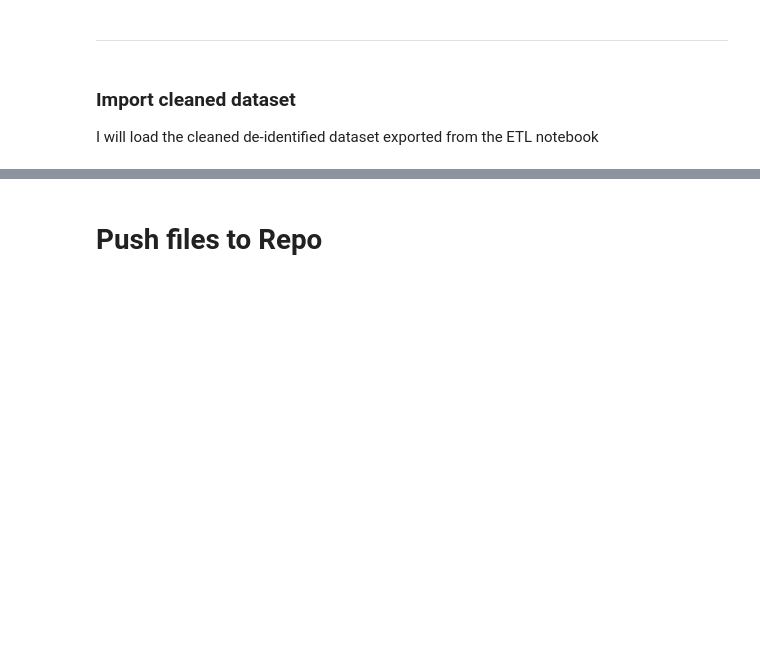
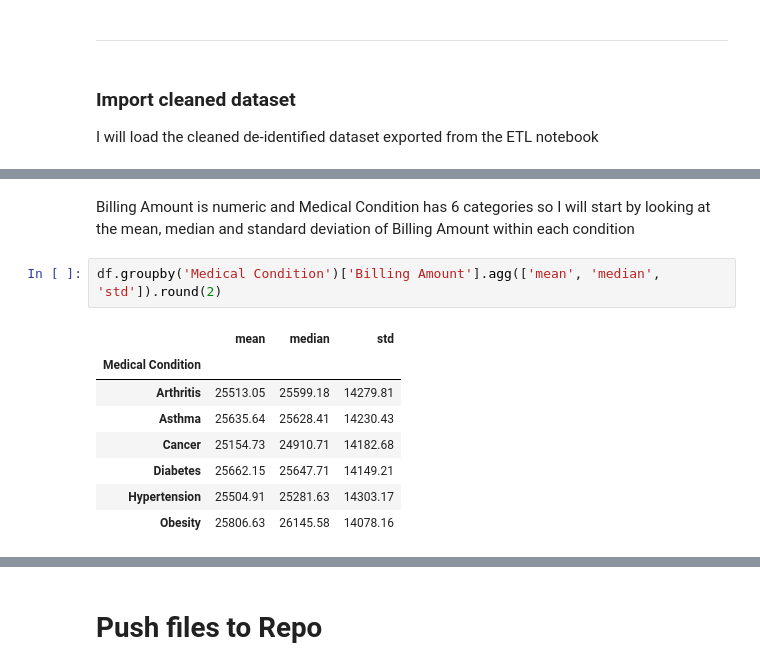
Before and after one commit to navmann99/Healthcare_Analysis, a Jupyter notebook: jupyter_notebooks/02-EDAHypothesisTesting.ipynb, the cells around one changed output, grey strips where cells are left out. Cells and saved outputs as stored; diff of their text form; blank space fills up the shorter version.

```diff
--- a/jupyter_notebooks/02-EDAHypothesisTesting.ipynb
+++ b/jupyter_notebooks/02-EDAHypothesisTesting.ipynb
@@ -84,0 +116,13 @@ NOTE
+# %% [markdown]
+Billing Amount is numeric and Medical Condition has 6 categories so I will start by looking at the mean, median and standard deviation of Billing Amount within each condition
+# %%
+df.groupby('Medical Condition')['Billing Amount'].agg(['mean', 'median', 'std']).round(2)
+# %% [output]
+|  | mean | median | std |
+| Medical Condition |  |  |  |
+| Arthritis | 25513.05 | 25599.18 | 14279.81 |
+| Asthma | 25635.64 | 25628.41 | 14230.43 |
+| Cancer | 25154.73 | 24910.71 | 14182.68 |
+| Diabetes | 25662.15 | 25647.71 | 14149.21 |
+| Hypertension | 25504.91 | 25281.63 | 14303.17 |
+| Obesity | 25806.63 | 26145.58 | 14078.16 |
```
Also changed, not shown: parts of 15 cells of this notebook.
